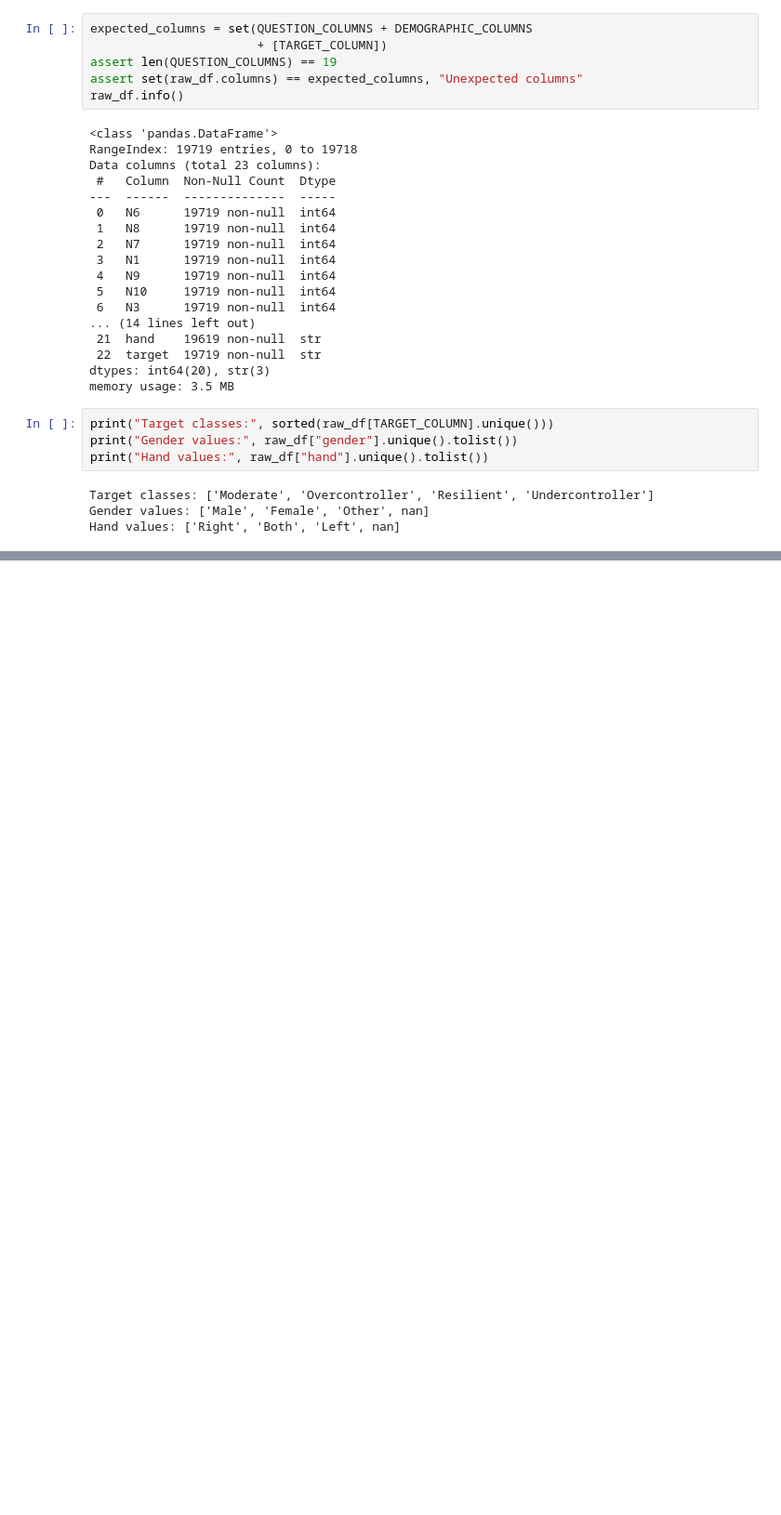
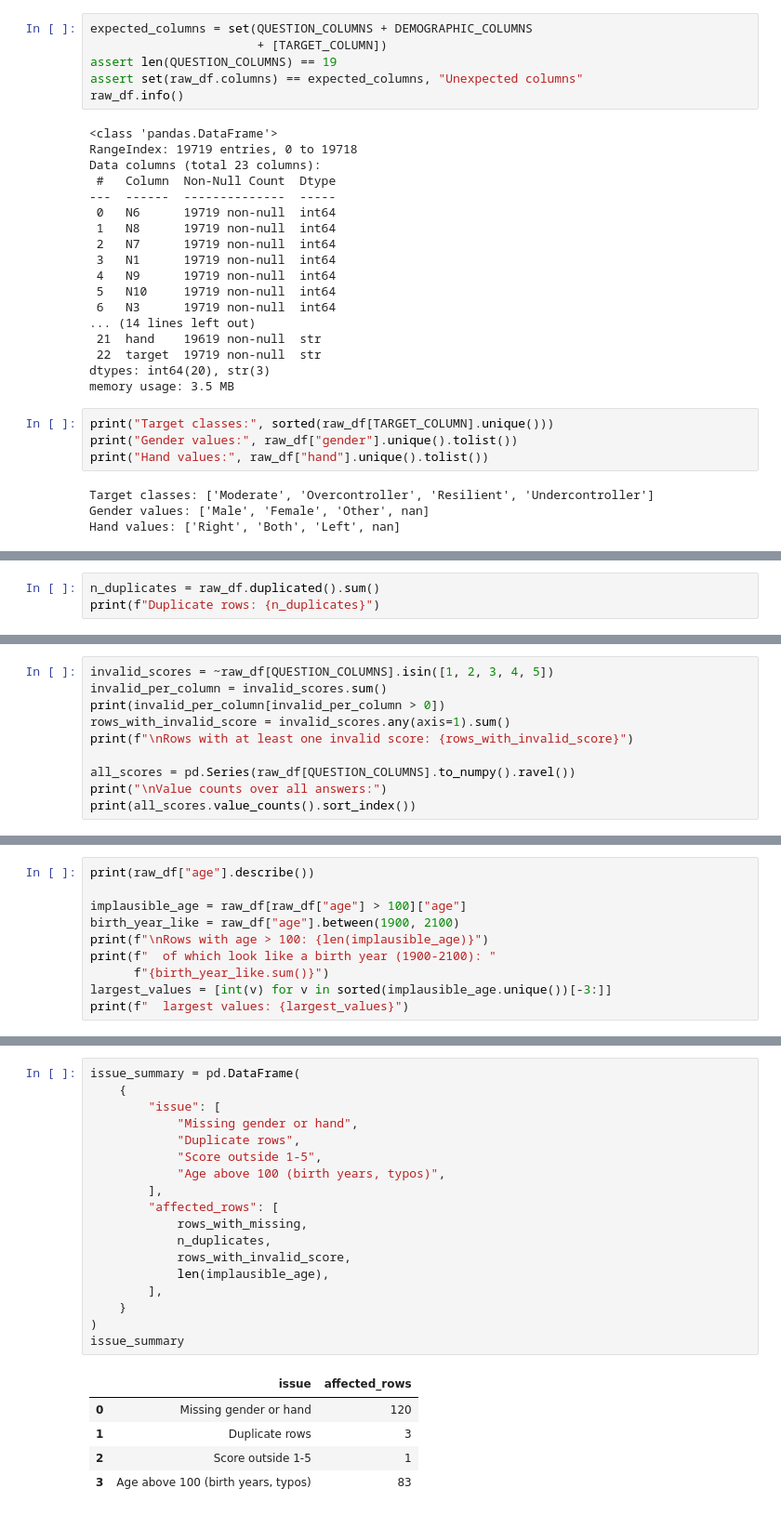
Before and after one commit to marc-matull/personality-predictor, a Jupyter notebook: notebooks/01_eda.ipynb, the cells around one changed output, grey strips where cells are left out. Shown at 93% size. Drawn from its saved outputs; the diff is of its cells as text; blank space fills up the shorter version.

Commit message:
feat(eda): analyze data quality issues

```diff
--- a/notebooks/01_eda.ipynb
+++ b/notebooks/01_eda.ipynb
@@ -94,0 +120,3 @@ Hand values: ['Right', 'Both', 'Left', nan]
+# %%
+n_duplicates = raw_df.duplicated().sum()
+print(f"Duplicate rows: {n_duplicates}")
@@ -94,0 +127,10 @@ Hand values: ['Right', 'Both', 'Left', nan]
+# %%
+invalid_scores = ~raw_df[QUESTION_COLUMNS].isin([1, 2, 3, 4, 5])
+invalid_per_column = invalid_scores.sum()
+print(invalid_per_column[invalid_per_column > 0])
+rows_with_invalid_score = invalid_scores.any(axis=1).sum()
+print(f"\nRows with at least one invalid score: {rows_with_invalid_score}")
+
+all_scores = pd.Series(raw_df[QUESTION_COLUMNS].to_numpy().ravel())
+print("\nValue counts over all answers:")
+print(all_scores.value_counts().sort_index())
@@ -94,0 +157,10 @@ Hand values: ['Right', 'Both', 'Left', nan]
+# %%
+print(raw_df["age"].describe())
+
+implausible_age = raw_df[raw_df["age"] > 100]["age"]
+birth_year_like = raw_df["age"].between(1900, 2100)
+print(f"\nRows with age > 100: {len(implausible_age)}")
+print(f"  of which look like a birth year (1900-2100): "
+      f"{birth_year_like.sum()}")
+largest_values = [int(v) for v in sorted(implausible_age.unique())[-3:]]
+print(f"  largest values: {largest_values}")
@@ -94,0 +190,24 @@ Hand values: ['Right', 'Both', 'Left', nan]
+# %%
+issue_summary = pd.DataFrame(
+    {
+        "issue": [
+            "Missing gender or hand",
+            "Duplicate rows",
+            "Score outside 1-5",
+            "Age above 100 (birth years, typos)",
+        ],
+        "affected_rows": [
+            rows_with_missing,
+            n_duplicates,
+            rows_with_invalid_score,
+            len(implausible_age),
+        ],
+    }
+)
+issue_summary
+# %% [output]
+|  | issue | affected_rows |
+| 0 | Missing gender or hand | 120 |
+| 1 | Duplicate rows | 3 |
+| 2 | Score outside 1-5 | 1 |
+| 3 | Age above 100 (birth years, typos) | 83 |
```
Also changed, not shown: parts of 12 cells of this notebook.
